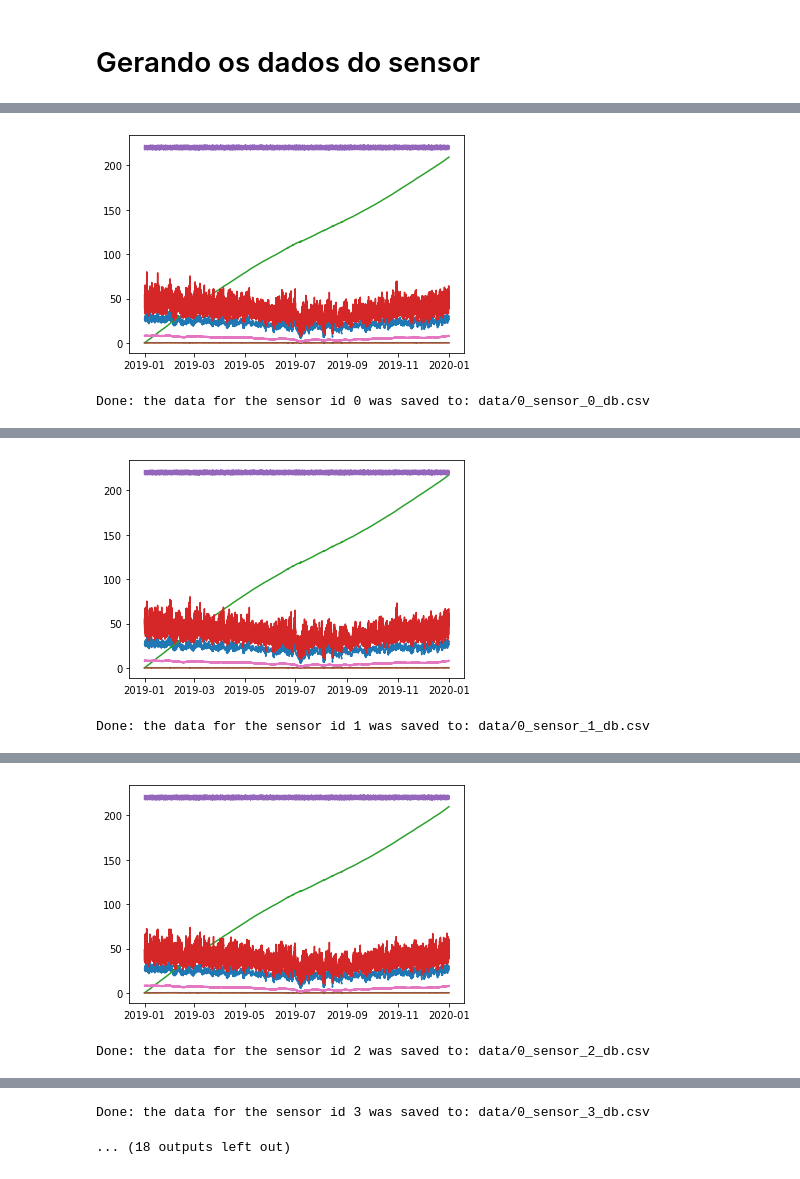
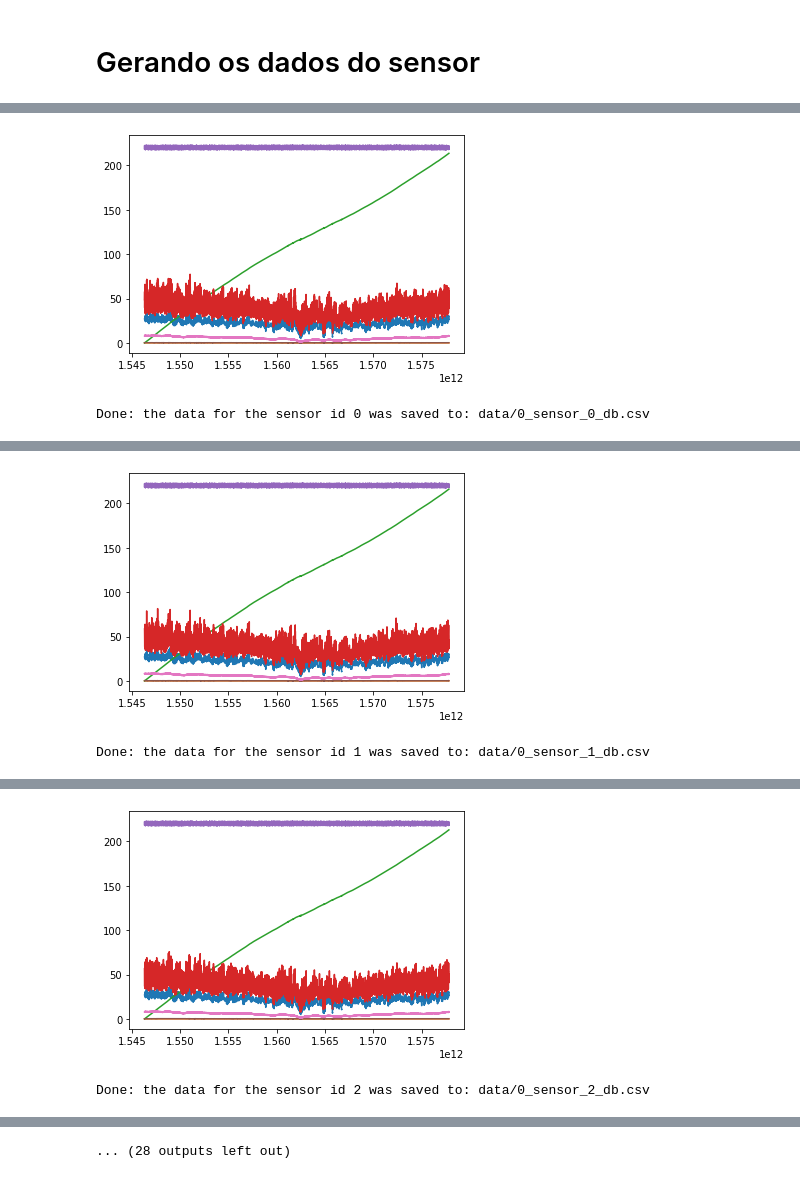
Before and after one commit to gabrielvieiraf/Algodom, a Jupyter notebook: creating_database_hourly.ipynb, the cells around one changed output, grey strips where cells are left out. Cells and saved outputs as stored; diff of their text form; code cells hidden in the pictures.

Commit message:
timestamp changed to epoch in ms

```diff
--- a/creating_database_hourly.ipynb
+++ b/creating_database_hourly.ipynb
@@ -41,9 +41,9 @@ def generate_freezer_unit(sensor_id: int, verbose=False):
     # print(E_anualy, E_monthly, E_daily, E_hourly, E_minutely, E_secondly)
 
     # Estimativas para fechar com os dados de catálogo:
-    I_nominal = 1.6 # corrente indicada pelo catálogo
+    I_nominal = 1.6 * (0.8 + 0.2 * np.random.rand()) # adicionando uma variação para as unidades
     P_nominal = 220 * I_nominal
-    P_nominal_avg = 250 * (0.8 + 0.2 * np.random.rand()) # adicionando uma variação para as unidades
+    P_nominal_avg = 250
     on_to_off_factor = P_nominal_avg / P_nominal
     P_on = 220 * I_nominal * on_to_off_factor
     P_off = 220 * I_nominal * (1 - on_to_off_factor)
@@ -218,6 +218,9 @@ def generate_sensor_dataframe(df, sensor: dict, verbose=False, plot=False):
     df['I'] = df['P'] / df['V']
     df['ti'] = 4 + np.random.rand(len(df)) + 0.5*df['ta'].rolling(500, win_type='blackman', center=True, min_periods=1).mean() -10
 
+    # Convert to epoch in ms
+    df.index = (df.index - pd.Timestamp("1970-01-01")) // pd.Timedelta('1ms')
+
     df = df.rename(columns={
         "ta": "ambiente_temperature",
         "ti": "internal_temperature",
@@ -229,6 +232,7 @@ def generate_sensor_dataframe(df, sensor: dict, verbose=False, plot=False):
     })
     if verbose:
         display(df.describe())
+        display(df.head())
     if plot:
         plt.Figure(figsize=(20, 10))
         plt.plot(df.rolling(1, win_type='blackman', center=True, min_periods=1).mean())
@@ -236,7 +240,7 @@ def generate_sensor_dataframe(df, sensor: dict, verbose=False, plot=False):
         plt.show()
 
     output_filename = f"data/0_sensor_{int(sensor['sensor_id'])}_db.csv"
-    df.to_csv(output_filename)
+#     df.to_csv(output_filename)
     print(f"Done: the data for the sensor id {sensor['sensor_id']} was saved to: {output_filename}")
     del df
 
@@ -257,2 +268,2 @@ for sensor_id in [0,1,2,3,4,5,6,7,8,9]:
-[figure, old version]
+[figure, new version]
 Done: the data for the sensor id 0 was saved to: data/0_sensor_0_db.csv
@@ -268,2 +286,2 @@ Done: the data for the sensor id 0 was saved to: data/0_sensor_0_db.csv
-[figure, old version]
+[figure, new version]
 Done: the data for the sensor id 1 was saved to: data/0_sensor_1_db.csv
@@ -279,2 +304,2 @@ Done: the data for the sensor id 1 was saved to: data/0_sensor_1_db.csv
-[figure, old version]
+[figure, new version]
 Done: the data for the sensor id 2 was saved to: data/0_sensor_2_db.csv
@@ -291,2 +306 @@ Done: the data for the sensor id 2 was saved to: data/0_sensor_2_db.csv
-Done: the data for the sensor id 3 was saved to: data/0_sensor_3_db.csv
+... (28 outputs left out)
-... (18 outputs left out)
```
Also changed, not shown: parts of 2 cells of this notebook, 10 other files.
